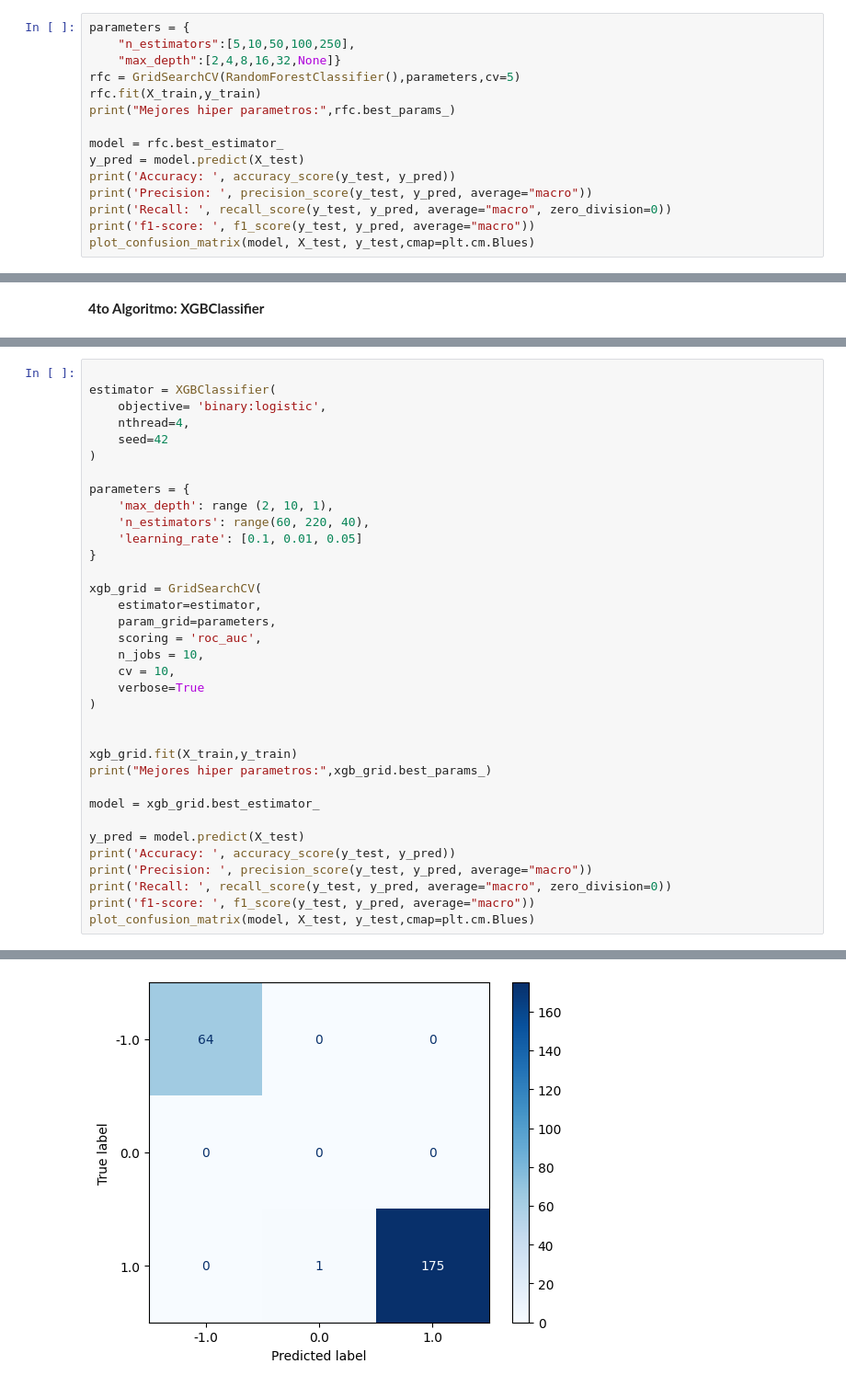
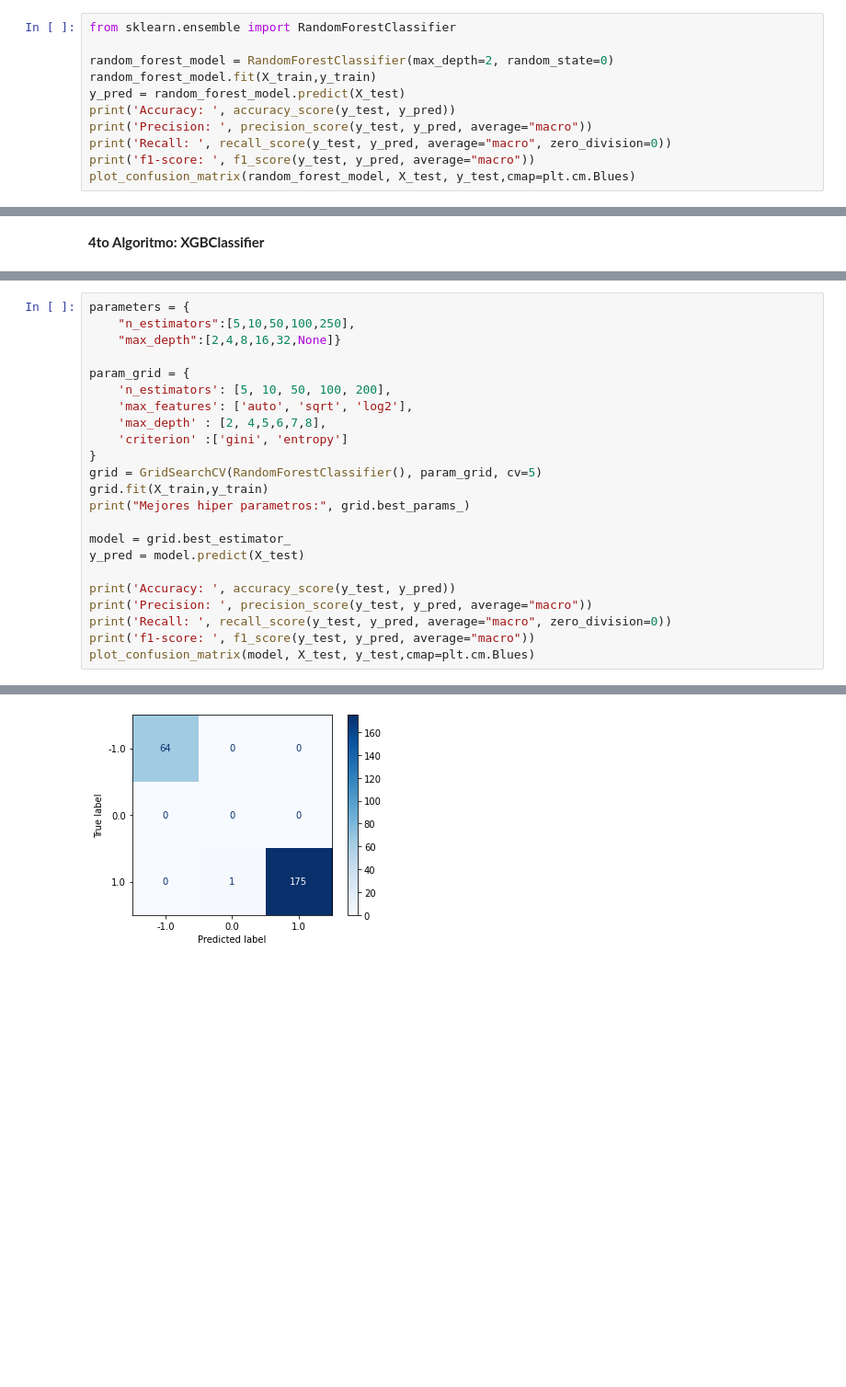
Before and after one commit to aparedesum/ProductivityPrediction, a Jupyter notebook: EvaluacionModelosProductividad.ipynb, the cells around one changed output, grey strips where cells are left out. Shown at 92% size. Cells and saved outputs as stored; diff of their text form; blank space fills up the shorter version.

```diff
--- a/EvaluacionModelosProductividad.ipynb
+++ b/EvaluacionModelosProductividad.ipynb
@@ -301,18 +252,14 @@ f1-score:  0.6657169990503324
 # %% [markdown]
 **2do Algoritmo: RandomForestClassifier**
 # %%
-parameters = {
-    "n_estimators":[5,10,50,100,250],
-    "max_depth":[2,4,8,16,32,None]}
-rfc = GridSearchCV(RandomForestClassifier(),parameters,cv=5)
-rfc.fit(X_train,y_train)
-print("Mejores hiper parametros:",rfc.best_params_)
+from sklearn.ensemble import RandomForestClassifier
 
-model = rfc.best_estimator_
-y_pred = model.predict(X_test)
+random_forest_model = RandomForestClassifier(max_depth=2, random_state=0)
+random_forest_model.fit(X_train,y_train)
+y_pred = random_forest_model.predict(X_test)
 print('Accuracy: ', accuracy_score(y_test, y_pred))
 print('Precision: ', precision_score(y_test, y_pred, average="macro"))
 print('Recall: ', recall_score(y_test, y_pred, average="macro", zero_division=0))
 print('f1-score: ', f1_score(y_test, y_pred, average="macro"))
-plot_confusion_matrix(model, X_test, y_test,cmap=plt.cm.Blues)
+plot_confusion_matrix(random_forest_model, X_test, y_test,cmap=plt.cm.Blues)
 # %% [output]
@@ -371,33 +317,21 @@ f1-score:  0.6657169990503324
 # %%
+parameters = {
+    "n_estimators":[5,10,50,100,250],
+    "max_depth":[2,4,8,16,32,None]}
 
-estimator = XGBClassifier(
-    objective= 'binary:logistic',
-    nthread=4,
-    seed=42
-)
+param_grid = {
+    'n_estimators': [5, 10, 50, 100, 200],
+    'max_features': ['auto', 'sqrt', 'log2'],
+    'max_depth' : [2, 4,5,6,7,8],
+    'criterion' :['gini', 'entropy']
+}
+grid = GridSearchCV(RandomForestClassifier(), param_grid, cv=5)
+grid.fit(X_train,y_train)
+print("Mejores hiper parametros:", grid.best_params_)
 
-parameters = {
-    'max_depth': range (2, 10, 1),
-    'n_estimators': range(60, 220, 40),
-    'learning_rate': [0.1, 0.01, 0.05]
-}
+model = grid.best_estimator_
+y_pred = model.predict(X_test)
 
-xgb_grid = GridSearchCV(
-    estimator=estimator,
-    param_grid=parameters,
-    scoring = 'roc_auc',
-    n_jobs = 10,
-    cv = 10,
-    verbose=True
-)
-
-
-xgb_grid.fit(X_train,y_train)
-print("Mejores hiper parametros:",xgb_grid.best_params_)
-
-model = xgb_grid.best_estimator_
-
-y_pred = model.predict(X_test)
 print('Accuracy: ', accuracy_score(y_test, y_pred))
 print('Precision: ', precision_score(y_test, y_pred, average="macro"))
 print('Recall: ', recall_score(y_test, y_pred, average="macro", zero_division=0))
@@ -420 +347 @@ f1-score:  0.6657169990503324
-[figure, old version]
+[figure, new version]
```
Also changed, not shown: parts of 19 cells of this notebook.
